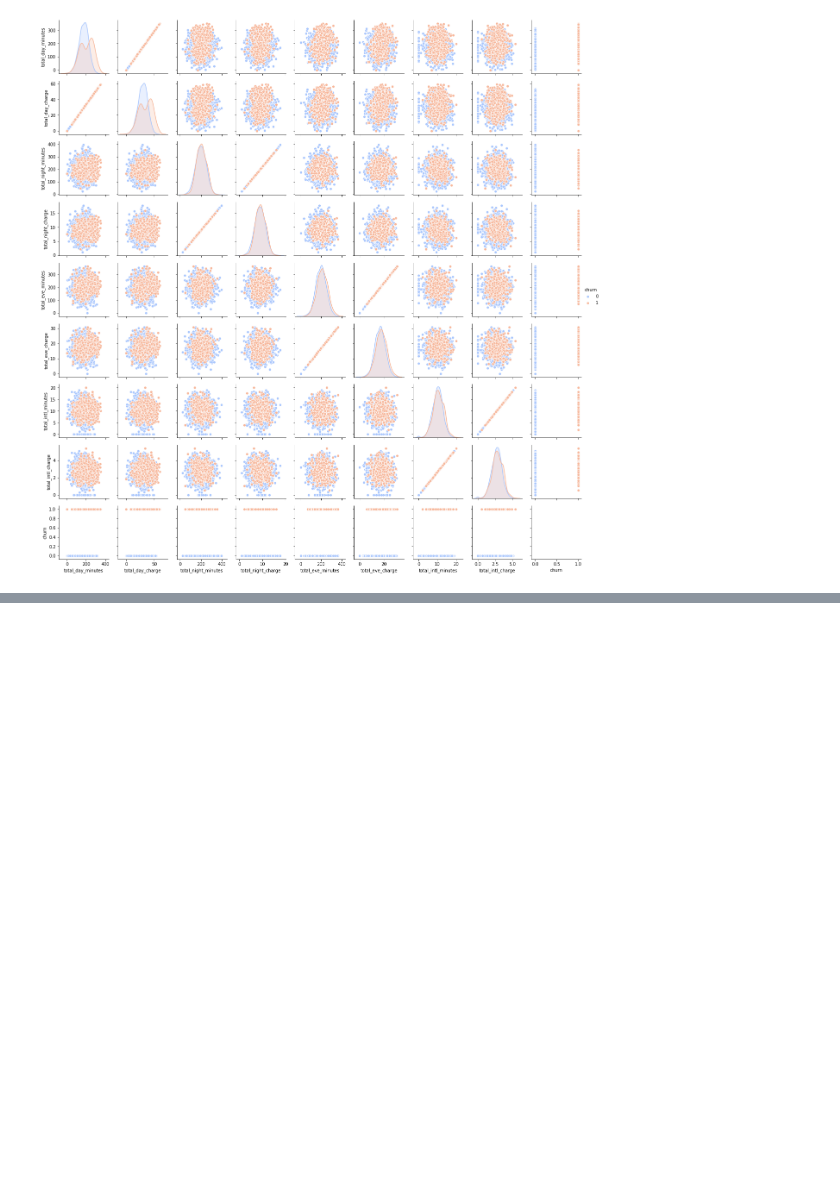
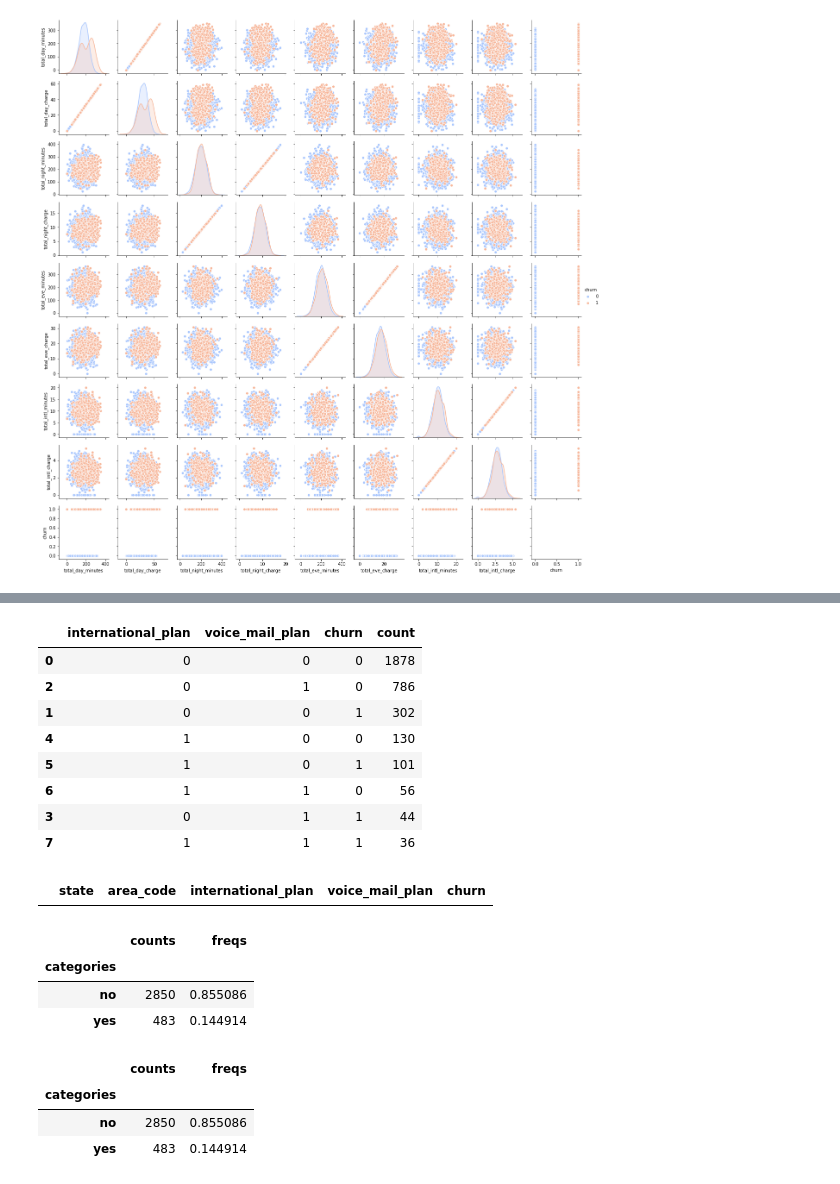
Before and after one commit to naiaraap/Predicting_Customer_Churn_in_Telecommunication_Operators, a Jupyter notebook: Predicting_Customer_Churn_in_Telecom_Operators.ipynb, the cells around one changed output, grey strips where cells are left out. Saved outputs shown, nothing was run; the diff lists cells and outputs as text; code cells hidden in the pictures; blank space fills up the shorter version.

Commit message:
churn graph

```diff
--- a/Predicting_Customer_Churn_in_Telecom_Operators.ipynb
+++ b/Predicting_Customer_Churn_in_Telecom_Operators.ipynb
@@ -495,0 +487,49 @@ sns.scatterplot(x=x, y=y,  data=df[df.churn==1], color='teal', label = "Unsatisf
+# %%
+# Checking relation between categorical variables grouped by churn
+values = df_train_cat[['state', 'international_plan', 'voice_mail_plan', 'churn']] \
+         .groupby(['international_plan', 'voice_mail_plan', 'churn']).count()
+
+
+dic = {'international_plan': [],
+      'voice_mail_plan': [],
+      'churn': [],
+      'count': []}
+
+
+for a_tuple in values.index:
+    dic['international_plan'].append(a_tuple[0])
+    dic['voice_mail_plan'].append(a_tuple[1])
+    dic['churn'].append(a_tuple[2])
+    dic['count'].append(values.loc[a_tuple].values[0])
+
+display(pd.DataFrame(dic).sort_values(by ='count', ascending=False))
+# %% [output]
+|  | international_plan | voice_mail_plan | churn | count |
+| 0 | 0 | 0 | 0 | 1878 |
+| 2 | 0 | 1 | 0 | 786 |
+| 1 | 0 | 0 | 1 | 302 |
+| 4 | 1 | 0 | 0 | 130 |
+| 5 | 1 | 0 | 1 | 101 |
+| 6 | 1 | 1 | 0 | 56 |
+| 3 | 0 | 1 | 1 | 44 |
+| 7 | 1 | 1 | 1 | 36 |
+# %%
+df[df.churn==0]
+# %% [output]
+|  | state | area_code | international_plan | voice_mail_plan | churn |
+# %%
+df = pd.DataFrame(pd.Categorical(df_train.churn).describe())
+display(df)
+# %% [output]
+|  | counts | freqs |
+| categories |  |  |
+| no | 2850 | 0.855086 |
+| yes | 483 | 0.144914 |
+# %%
+df = pd.DataFrame(pd.Categorical(df_train_cat.churn).describe())
+display(df)
+# %% [output]
+|  | counts | freqs |
+| categories |  |  |
+| no | 2850 | 0.855086 |
+| yes | 483 | 0.144914 |
```
Also changed, not shown: parts of 3 cells of this notebook.
